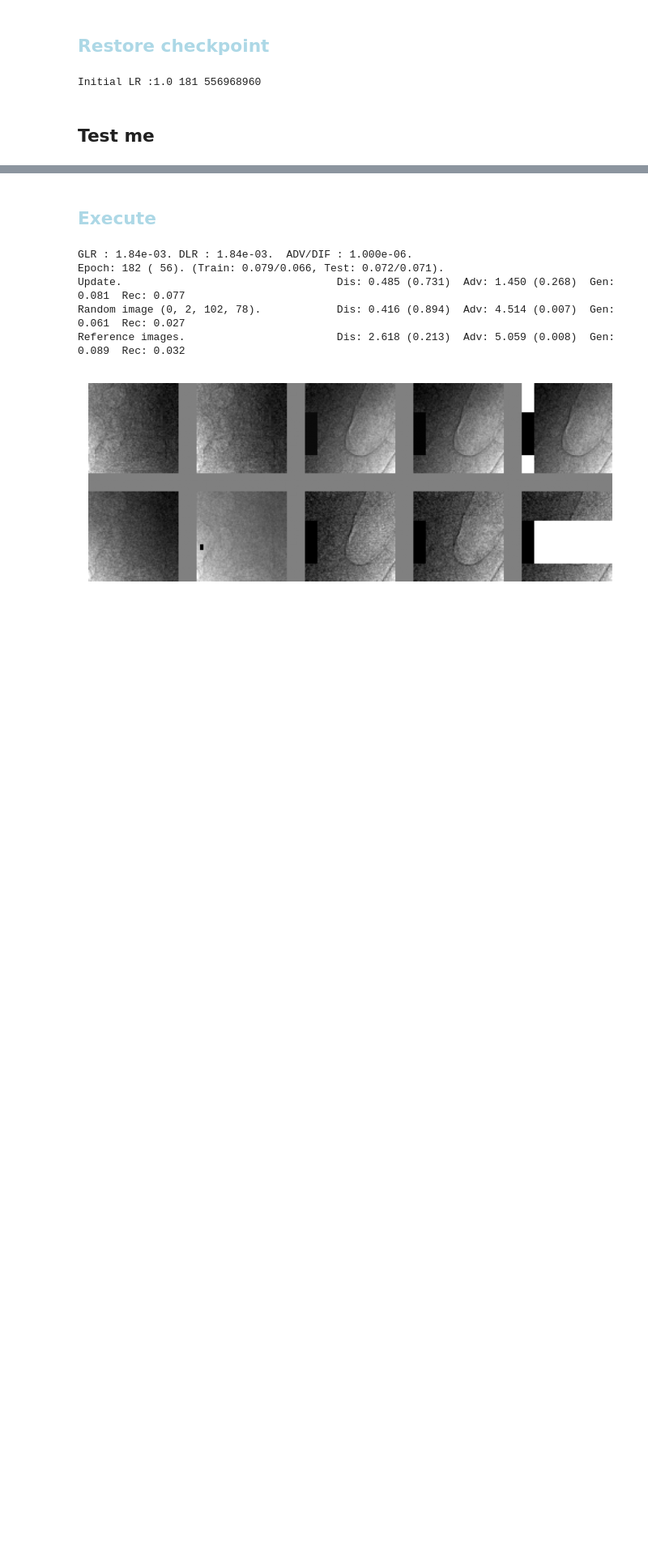
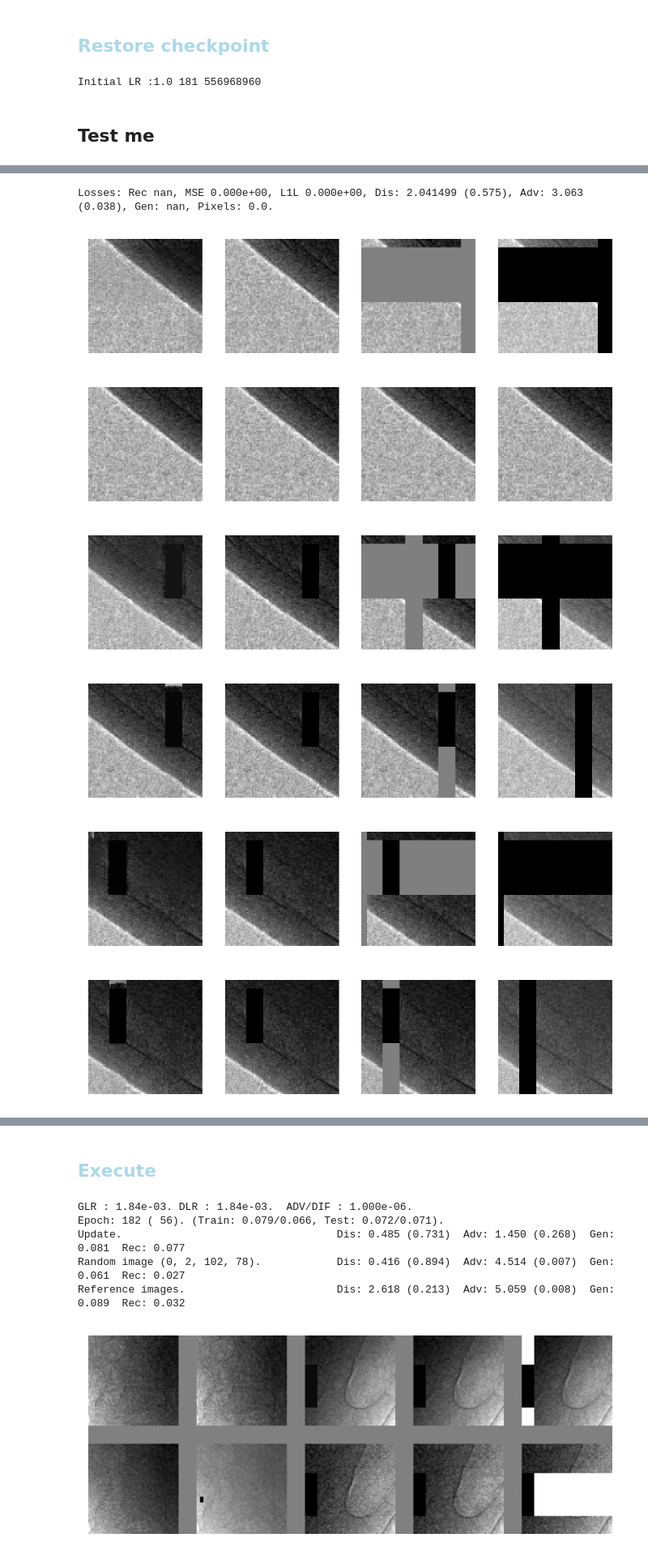
Before and after one commit to antonmx/shiftpatch, a Jupyter notebook: shiftpatch_dj1.ipynb, the cells around one changed output, grey strips where cells are left out. Shown: that part at 81% size. Cells and saved outputs as stored; diff of their text form; code cells hidden in the pictures; blank space fills up the shorter version.

```diff
--- a/shiftpatch_dj1.ipynb
+++ b/shiftpatch_dj1.ipynb
@@ -286,0 +263,10 @@ Losses: Rec nan, MSE 0.000e+00, L1L 0.000e+00, Dis: 2.029488 (0.575), Adv: 2.323
+# %%
+_ = sg.testMe(sg.refImages)
+# %% [output]
+Losses: Rec nan, MSE 0.000e+00, L1L 0.000e+00, Dis: 2.041499 (0.575), Adv: 3.063 (0.038), Gen: nan, Pixels: 0.0.
+[figure, added]
+[figure, added]
+[figure, added]
+[figure, added]
+[figure, added]
+[figure, added]
```
Also changed, not shown: parts of 6 cells of this notebook, 1 other file.
